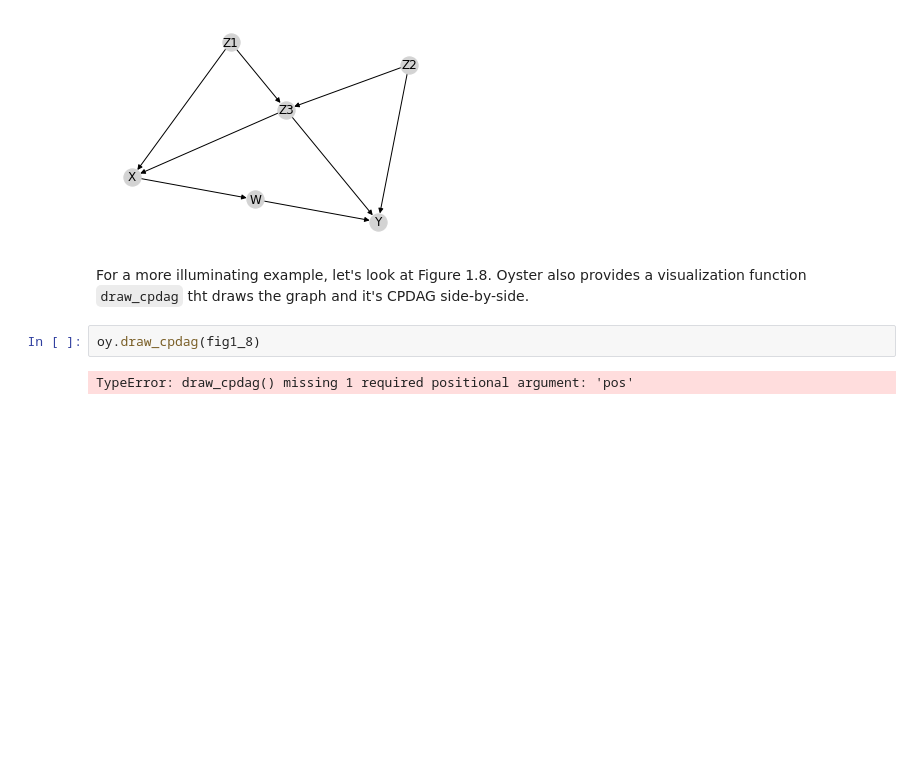
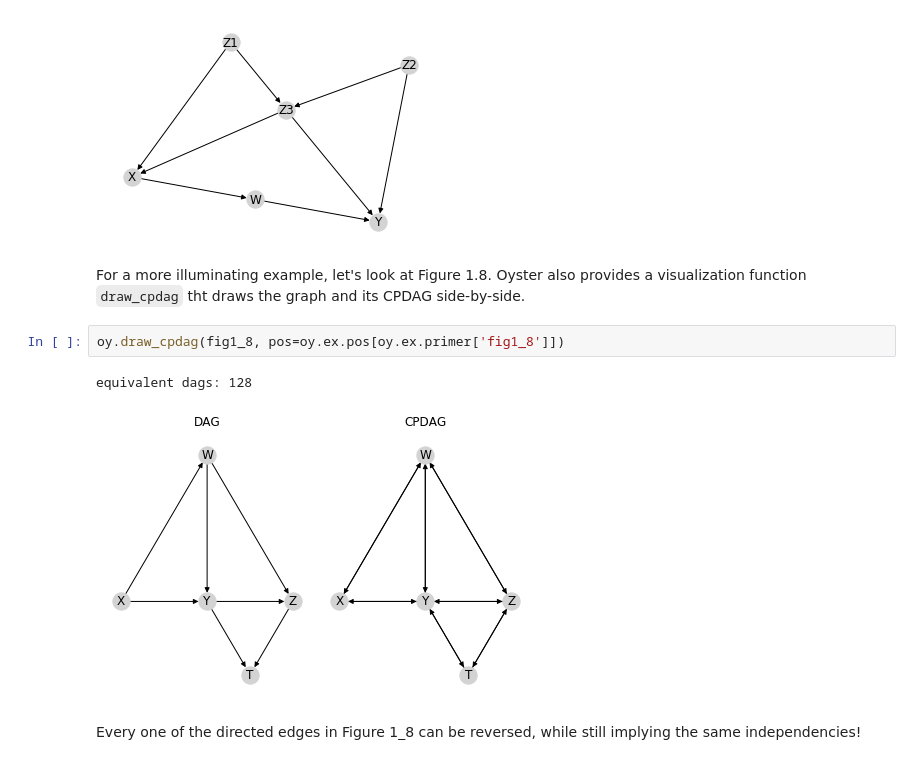
Before and after one commit to BrennanBarker/oyster, a Jupyter notebook: primer_study_questions.ipynb, the cells around one changed output. Cells and saved outputs as stored; diff of their text form; blank space fills up the shorter version.

Commit message:
finished sq 2.5.1, fixed cpdag viz

```diff
--- a/primer_study_questions.ipynb
+++ b/primer_study_questions.ipynb
@@ -472,8 +474,11 @@ oy.draw(oy.dag_to_cpdag(fig2_9), pos=oy.ex.pos[fig2_9])
 # %% [output]
 [figure]
 # %% [markdown]
-For a more illuminating example, let's look at Figure 1.8. Oyster also provides a visualization function `draw_cpdag` tht draws the graph and it's CPDAG side-by-side.
+For a more illuminating example, let's look at Figure 1.8. Oyster also provides a visualization function `draw_cpdag` tht draws the graph and its CPDAG side-by-side.
-# %%
-oy.draw_cpdag(fig1_8)
-# %% [output]
-TypeError: draw_cpdag() missing 1 required positional argument: 'pos'
+# %%
+oy.draw_cpdag(fig1_8, pos=oy.ex.pos[oy.ex.primer['fig1_8']])
+# %% [output]
+equivalent dags: 128
+[figure, added]
+# %% [markdown]
+Every one of the directed edges in Figure 1_8 can be reversed, while still implying the same independencies!
```
Also changed, not shown: parts of 16 cells of this notebook, 1 other file.
